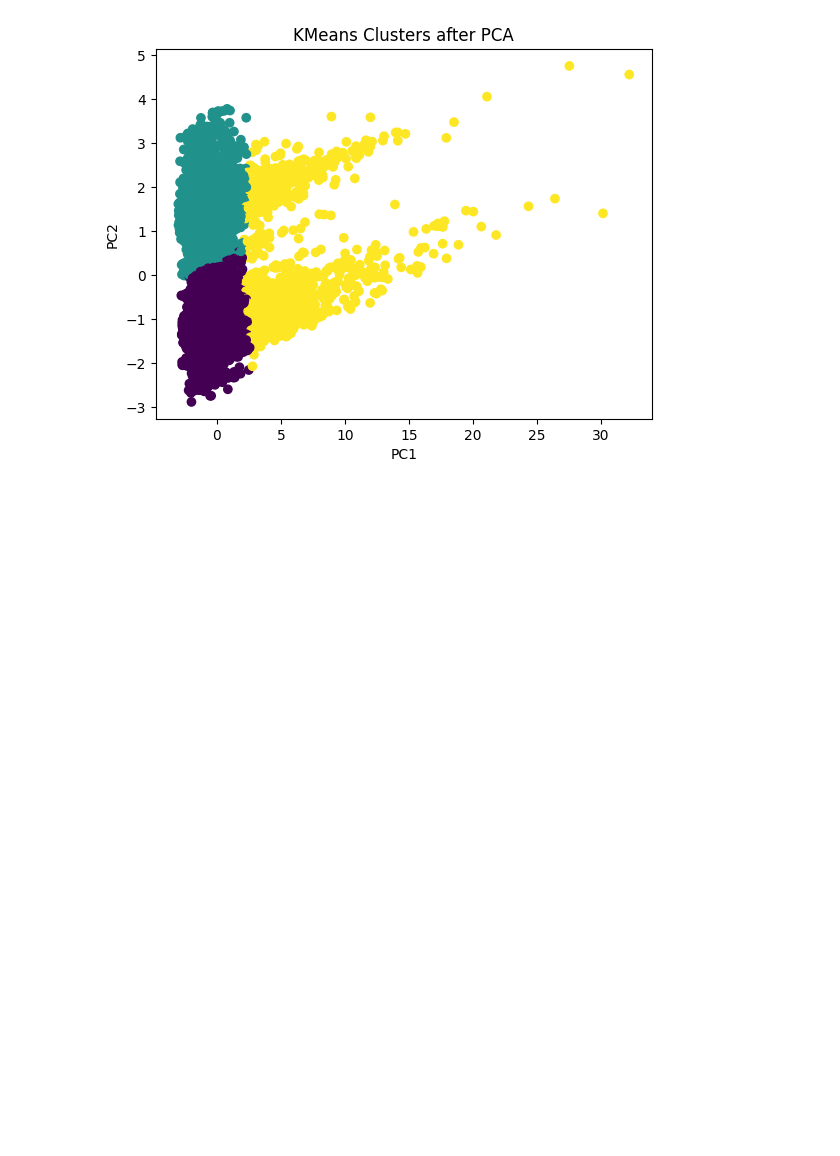
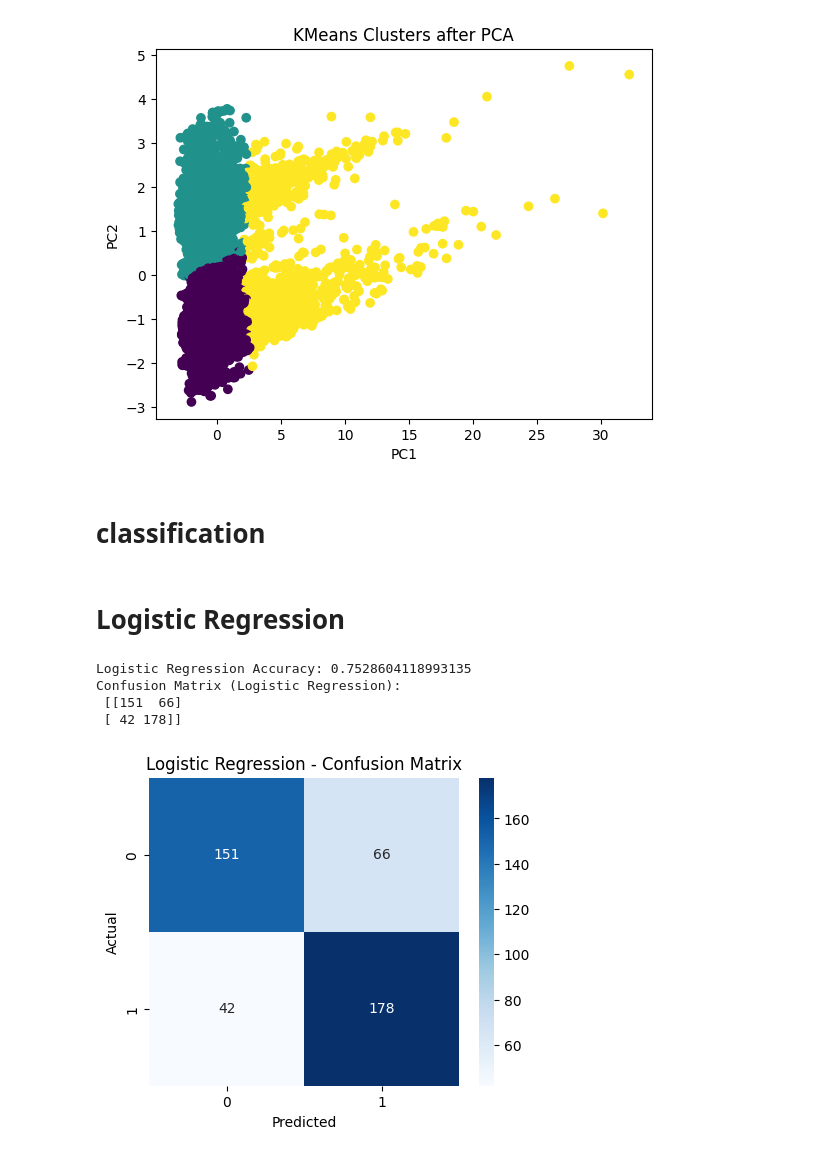
Before and after one commit to omar3laa/ML-Capstone-Project, a Jupyter notebook: notebooks/Project.ipynb, the cells around one changed output. Drawn from its saved outputs; the diff is of its cells as text; code cells hidden in the pictures; blank space fills up the shorter version.

```diff
--- a/notebooks/Project.ipynb
+++ b/notebooks/Project.ipynb
@@ -13,7 +15,7 @@ from sklearn.cluster import KMeans
 Load Data
 كان في 207 داتا مفقودة في عمود عدد غرف النوم و كملتها ب المتوسيط
 # %%
-housing = pd.read_csv(r"..\data\data_1\housing.csv")
+housing = pd.read_csv(r"/content/housing.csv")
 
 print(housing.head())
 print(housing.info())
@@ -104,7 +106,7 @@ y_train shape: (20640, 8)
 
  من كل عمود  Median بعدا مليت القيم الغير معرفة ب ال
 # %%
-heart = pd.read_csv(r"..\data\data _2\raw_merged_heart_dataset.csv")
+heart = pd.read_csv("/content/raw_merged_heart_dataset.csv")
 
 print(heart.head())
 print(heart.info())
@@ -252,3 +254,34 @@ plt.title("KMeans Clusters after PCA")
 plt.show()
 # %% [output]
 [figure]
+# %% [markdown]
+# classification
+# %% [markdown]
+# Logistic Regression
+# %%
+# Model
+log_model = LogisticRegression(max_iter=1000)
+log_model.fit(xheart_train_scaled, yheart_train)
+
+# Prediction
+y_pred_log = log_model.predict(Xheart_test_scaled)
+
+# Confusion Matrix
+log_cm = confusion_matrix(yheart_test, y_pred_log)
+
+print("Logistic Regression Accuracy:", accuracy_score(yheart_test, y_pred_log))
+print("Confusion Matrix (Logistic Regression):\n", log_cm)
+
+# Visualization
+plt.figure(figsize=(5,4))
+sns.heatmap(log_cm, annot=True, fmt="d", cmap="Blues")
+plt.title("Logistic Regression - Confusion Matrix")
+plt.xlabel("Predicted")
+plt.ylabel("Actual")
+plt.show()
+# %% [output]
+Logistic Regression Accuracy: 0.7528604118993135
+Confusion Matrix (Logistic Regression):
+ [[151  66]
+ [ 42 178]]
+[figure, added]
```
Also changed, not shown: parts of 5 cells of this notebook.
